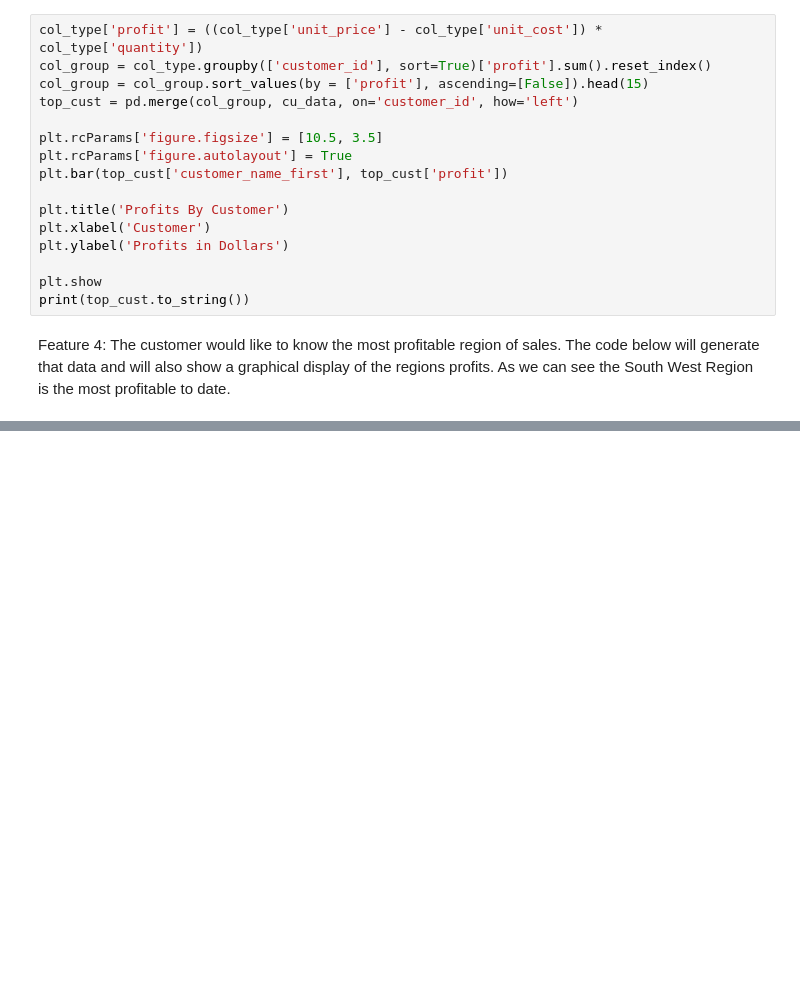
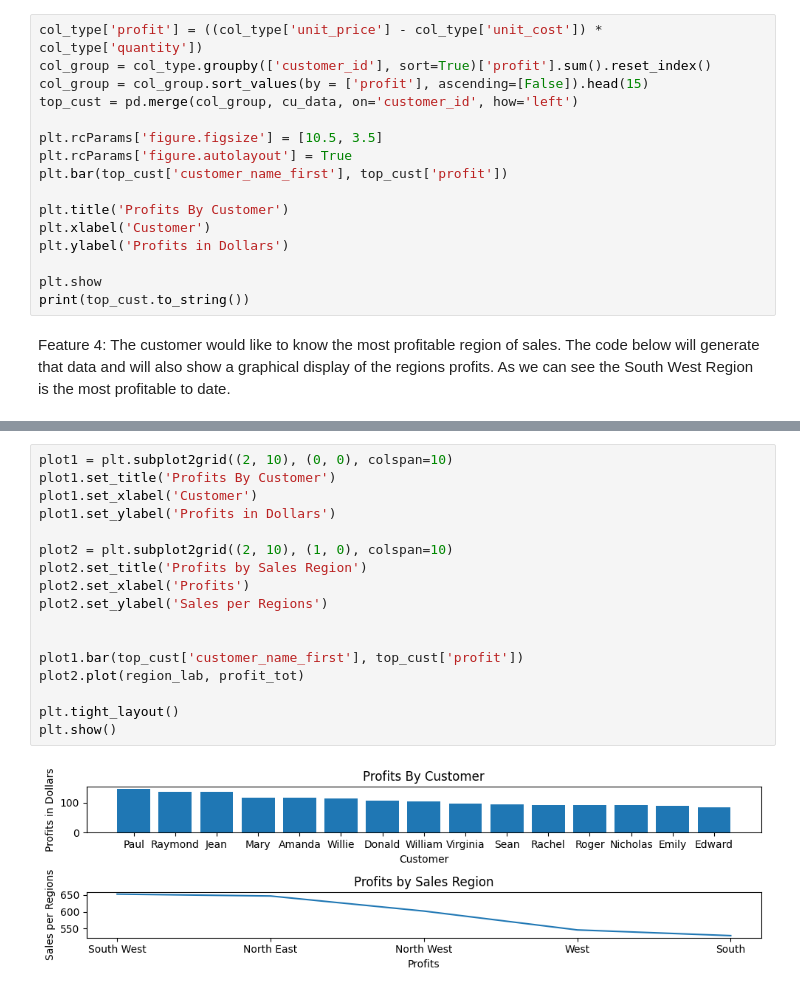
Before and after one commit to AdamTurner84/data_1_checks, a Jupyter notebook: fruit_veg_final.ipynb, the cells around one changed output, grey strips where cells are left out. Drawn from its saved outputs; the diff is of its cells as text; blank space fills up the shorter version.

```diff
--- a/fruit_veg_final.ipynb
+++ b/fruit_veg_final.ipynb
@@ -68,0 +72,19 @@ plt.show
+# %%
+plot1 = plt.subplot2grid((2, 10), (0, 0), colspan=10)
+plot1.set_title('Profits By Customer')
+plot1.set_xlabel('Customer')
+plot1.set_ylabel('Profits in Dollars')
+
+plot2 = plt.subplot2grid((2, 10), (1, 0), colspan=10)
+plot2.set_title('Profits by Sales Region')
+plot2.set_xlabel('Profits')
+plot2.set_ylabel('Sales per Regions')
+
+
+plot1.bar(top_cust['customer_name_first'], top_cust['profit'])
+plot2.plot(region_lab, profit_tot)
+
+plt.tight_layout()
+plt.show()
+# %% [output]
+[figure, added]
```
Also changed, not shown: parts of 1 cell of this notebook.
